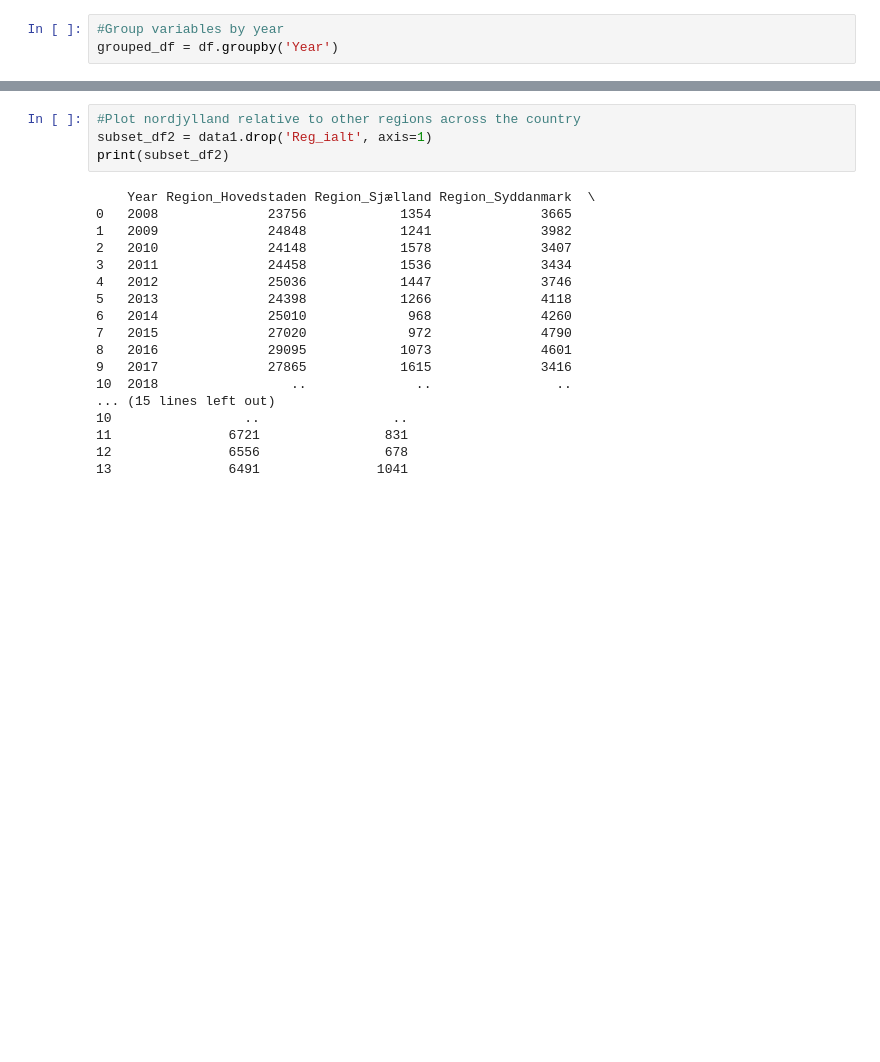
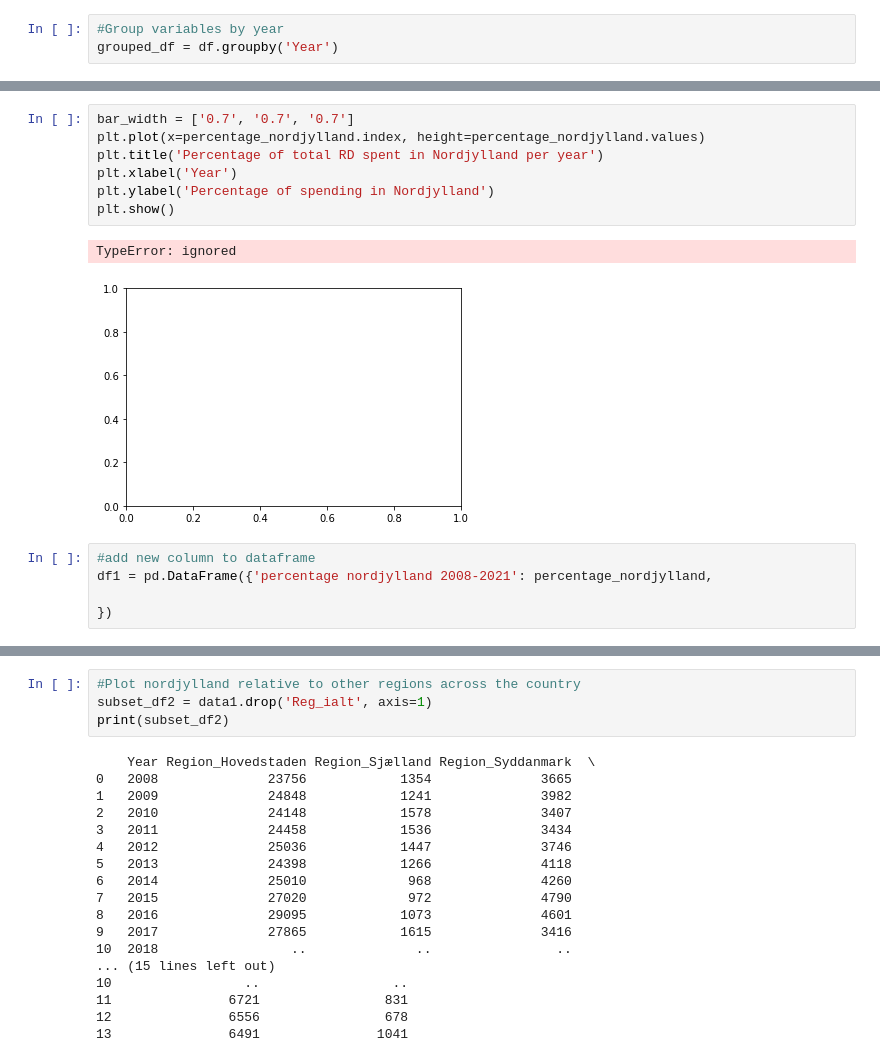
Before and after one commit to louisehviid/RD_data, a Jupyter notebook: Benarbejde_til_CHN.ipynb, the cells around one changed output, grey strips where cells are left out. Drawn from its saved outputs; the diff is of its cells as text; blank space fills up the shorter version.

```diff
--- a/Benarbejde_til_CHN.ipynb
+++ b/Benarbejde_til_CHN.ipynb
@@ -100,0 +116,15 @@ plt.show()
+# %%
+bar_width = ['0.7', '0.7', '0.7']
+plt.plot(x=percentage_nordjylland.index, height=percentage_nordjylland.values)
+plt.title('Percentage of total RD spent in Nordjylland per year')
+plt.xlabel('Year')
+plt.ylabel('Percentage of spending in Nordjylland')
+plt.show()
+# %% [output]
+TypeError: ignored
+[figure, added]
+# %%
+#add new column to dataframe
+df1 = pd.DataFrame({'percentage nordjylland 2008-2021': percentage_nordjylland,
+
+})
```
Also changed, not shown: parts of 30 cells of this notebook.
